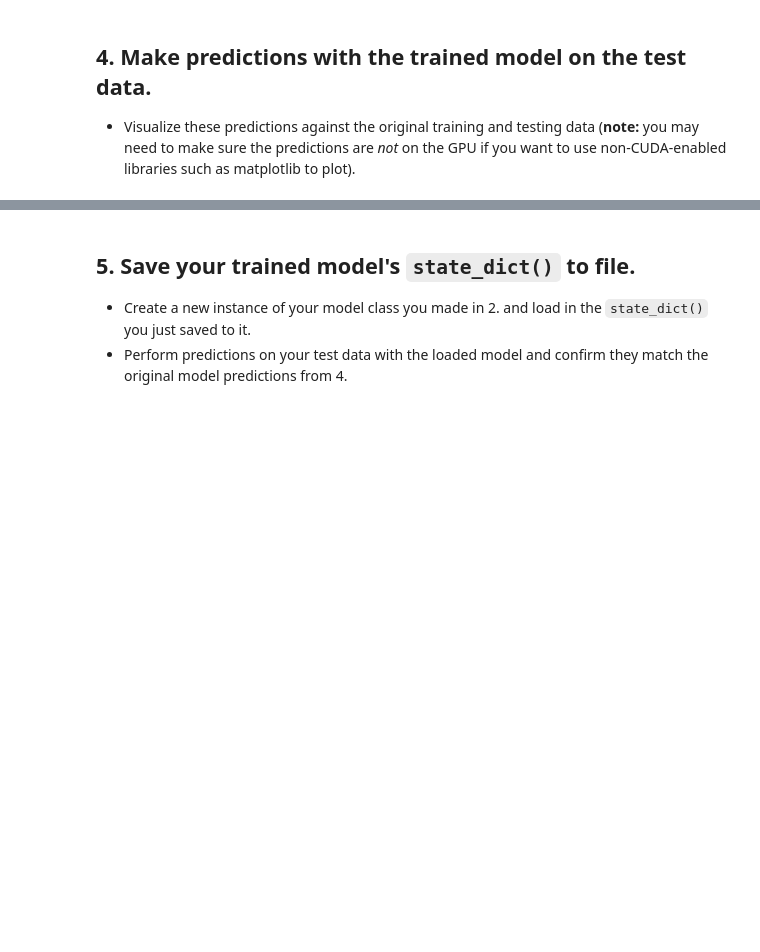
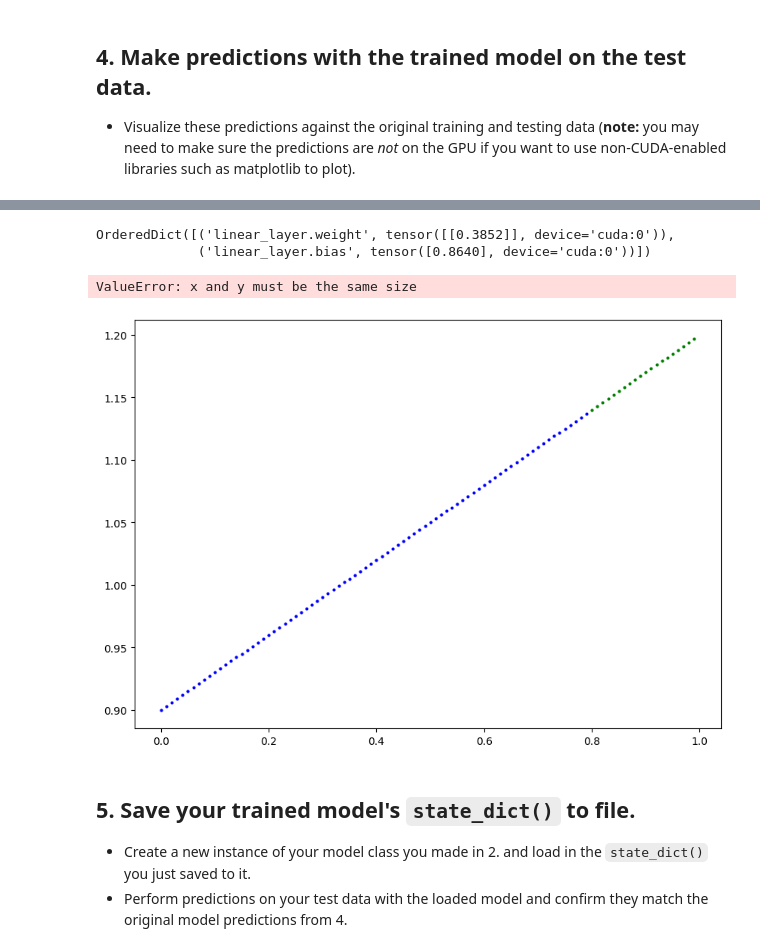
Before and after one commit to Conundrum9000/Data-Cleansing-with-SQL, a Jupyter notebook: extras/exercises/01_pytorch_workflow_exercises.ipynb, the cells around one changed output, grey strips where cells are left out. Cells and saved outputs as stored; diff of their text form; code cells hidden in the pictures; blank space fills up the shorter version.

```diff
--- a/extras/exercises/01_pytorch_workflow_exercises.ipynb
+++ b/extras/exercises/01_pytorch_workflow_exercises.ipynb
@@ -239,0 +243,9 @@ Epoch: 280 | Train loss: 0.008 | Test loss: 0.007
+# %%
+# Turn mode into evaluation mode
+model_3.eval()
+
+# Make predictions on the test data
+with torch.inference_mode():
+  y_preds = model_3(X_test)
+
+y_preds
@@ -240,5 +273,14 @@ Epoch: 280 | Train loss: 0.008 | Test loss: 0.007
+# %%
+model_3.state_dict()
+# %% [output]
+OrderedDict([('linear_layer.weight', tensor([[0.3852]], device='cuda:0')),
+             ('linear_layer.bias', tensor([0.8640], device='cuda:0'))])
 # %%
 # Plot the predictions (these may need to be on a specific device)
+plot_predictions(predictions=y_preds.cpu)
+# %% [output]
+ValueError: x and y must be the same size
+[figure, added]
 # %% [markdown]
 ## 5. Save your trained model's `state_dict()` to file.
   * Create a new instance of your model class you made in 2. and load in the `state_dict()` you just saved to it.
```
Also changed, not shown: parts of 5 cells of this notebook.
